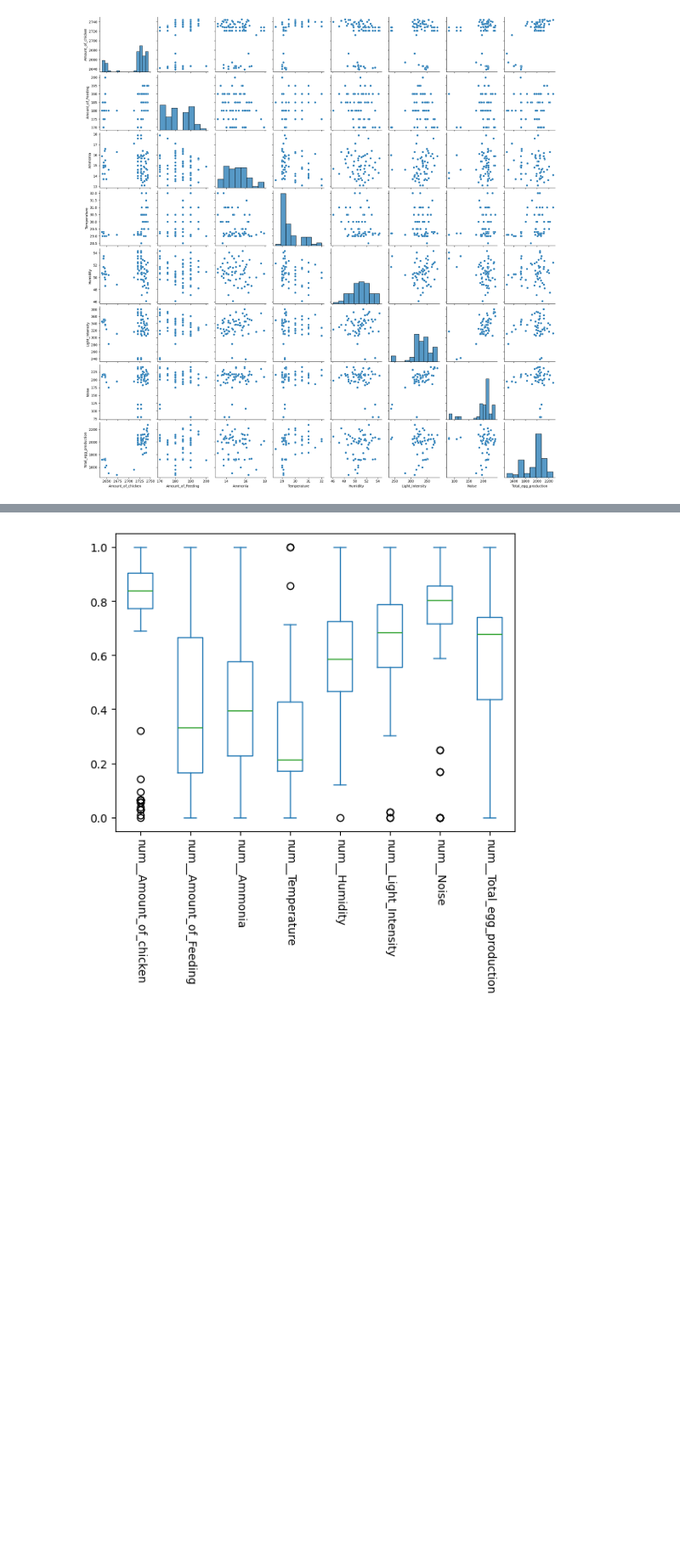
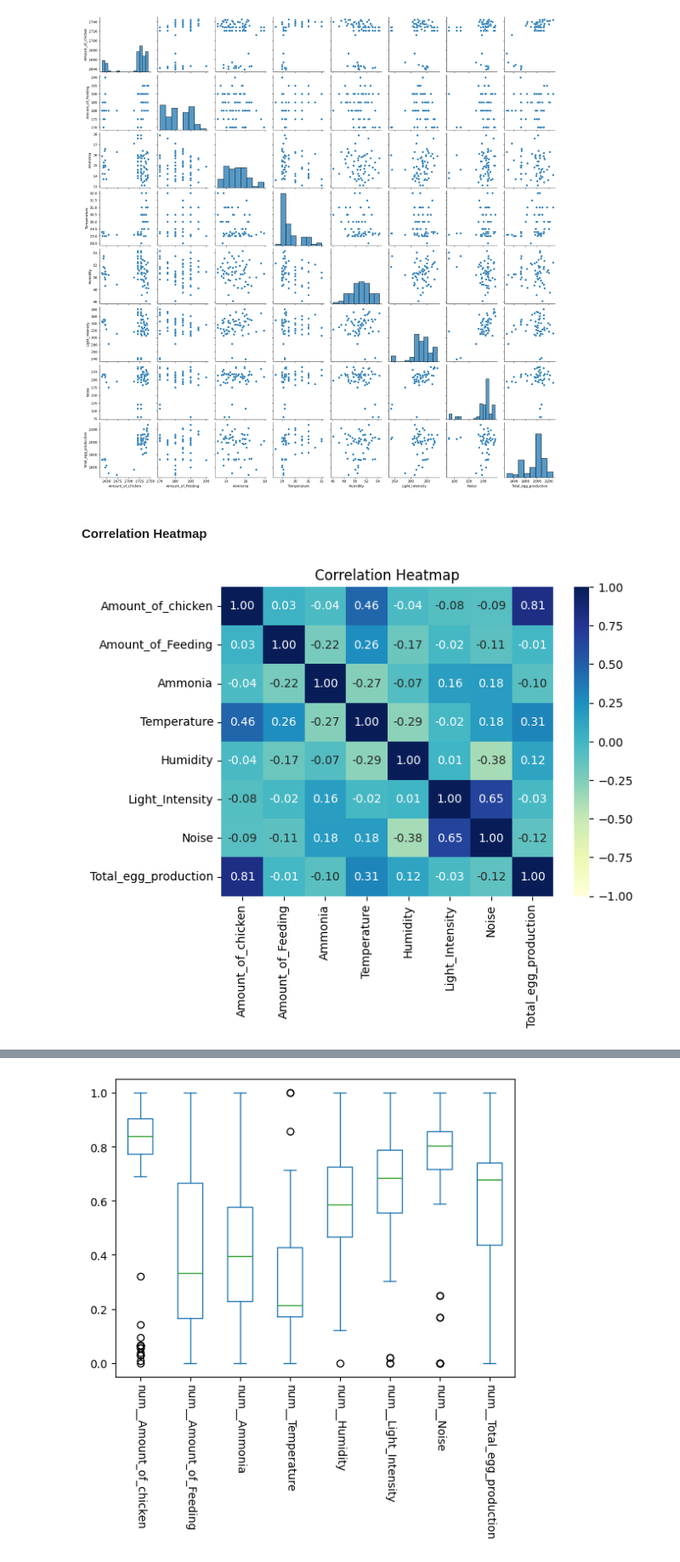
Before and after one commit to ItsJJH/egg-ai-project, a Jupyter notebook: TheNotebook.ipynb, the cells around one changed output, grey strips where cells are left out. Shown at 85% size. Saved outputs shown, nothing was run; the diff lists cells and outputs as text; code cells hidden in the pictures; blank space fills up the shorter version.

```diff
--- a/TheNotebook.ipynb
+++ b/TheNotebook.ipynb
@@ -132,3 +123,16 @@ sns.pairplot(eggs)
 # %% [output]
 <seaborn.axisgrid.PairGrid at 0x...>
 [figure]
+# %% [markdown]
+#### Correlation Heatmap
+# %%
+RANGE_MAX = 1
+RANGE_MIN = -1
+
+corr_matrix = eggs.corr()
+
+sns.heatmap(corr_matrix, cmap='YlGnBu', annot=True, fmt='.2f', vmin=RANGE_MIN, vmax=RANGE_MAX)
+plt.title('Correlation Heatmap')
+plt.show()
+# %% [output]
+[figure, added]
```
Also changed, not shown: parts of 55 cells of this notebook.
